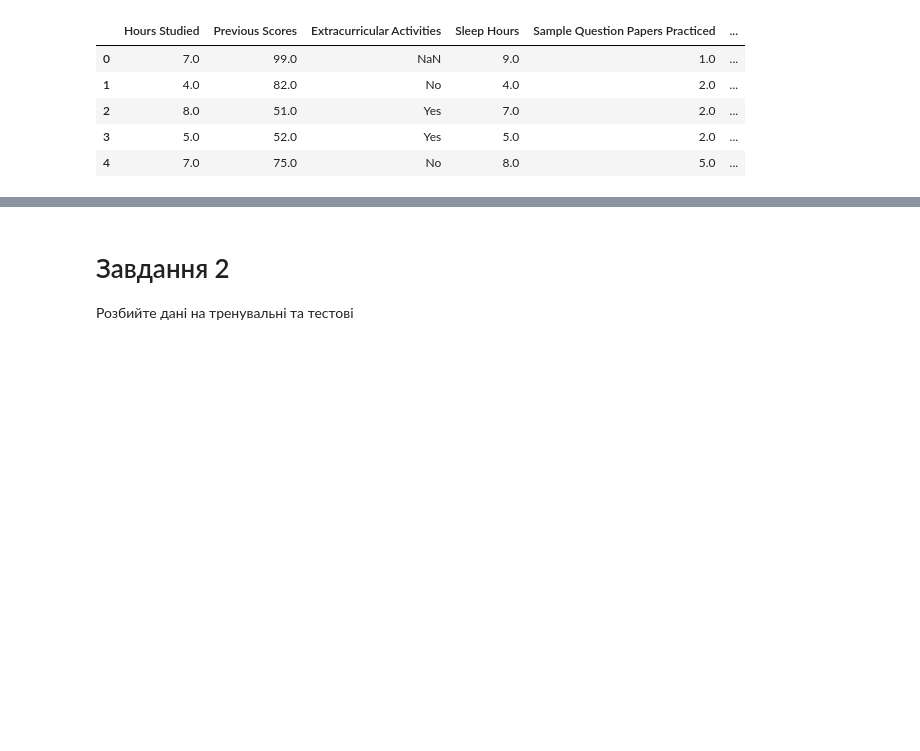
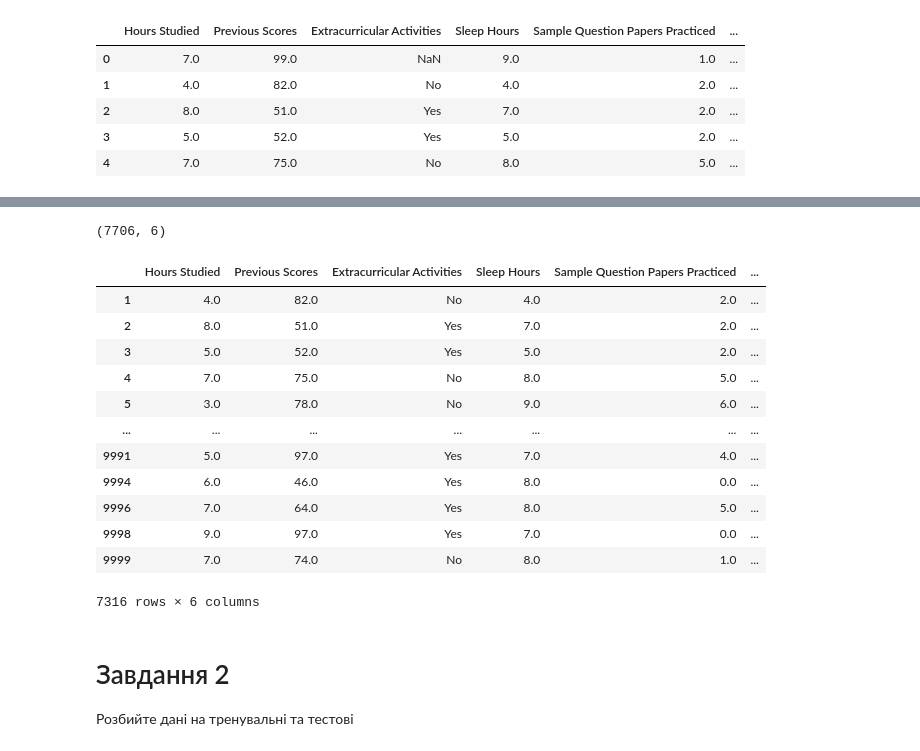
Before and after one commit to IrynaBarnych/AI6, a Jupyter notebook: module3/Практика_лінійна_регресія.ipynb, the cells around one changed output, grey strips where cells are left out. Drawn from its saved outputs; the diff is of its cells as text; code cells hidden in the pictures; blank space fills up the shorter version.

```diff
--- a/module3/Практика_лінійна_регресія.ipynb
+++ b/module3/Практика_лінійна_регресія.ipynb
@@ -23,3 +51,46 @@ df.head()
+# %%
+def remove_outliers(df, column_name):
+  column = df[column_name]
+
+  q1 = column.quantile(q=0.25)
+  q3 = column.quantile(q=0.75)
+
+  iqr = q3 - q1
+
+  lower = q1 - 1.5*iqr
+  upper = q3 + 1.5*iqr
+
+  mask = (column >= lower) & (column <= upper)
+
+  return df[mask]
+
+for column_name in df.columns:
+  if df.dtypes[column_name] in ("object", "datetime64[ns]"):
+    continue
+
+  df = remove_outliers(df, column_name)
+# %%
+
+df.shape
+# %% [output]
+(7706, 6)
+# %%
+df.dropna(inplace=True)
+df
+# %% [output]
+|  | Hours Studied | Previous Scores | Extracurricular Activities | Sleep Hours | Sample Question Papers Practiced | ... |
+| 1 | 4.0 | 82.0 | No | 4.0 | 2.0 | ... |
+| 2 | 8.0 | 51.0 | Yes | 7.0 | 2.0 | ... |
+| 3 | 5.0 | 52.0 | Yes | 5.0 | 2.0 | ... |
+| 4 | 7.0 | 75.0 | No | 8.0 | 5.0 | ... |
+| 5 | 3.0 | 78.0 | No | 9.0 | 6.0 | ... |
+| ... | ... | ... | ... | ... | ... | ... |
+| 9991 | 5.0 | 97.0 | Yes | 7.0 | 4.0 | ... |
+| 9994 | 6.0 | 46.0 | Yes | 8.0 | 0.0 | ... |
+| 9996 | 7.0 | 64.0 | Yes | 8.0 | 5.0 | ... |
+| 9998 | 9.0 | 97.0 | Yes | 7.0 | 0.0 | ... |
+| 9999 | 7.0 | 74.0 | No | 8.0 | 1.0 | ... |
+7316 rows × 6 columns
 # %% [markdown]
 # Завдання 2
 Розбийте дані на тренувальні та тестові
```
Also changed, not shown: parts of 12 cells of this notebook.
